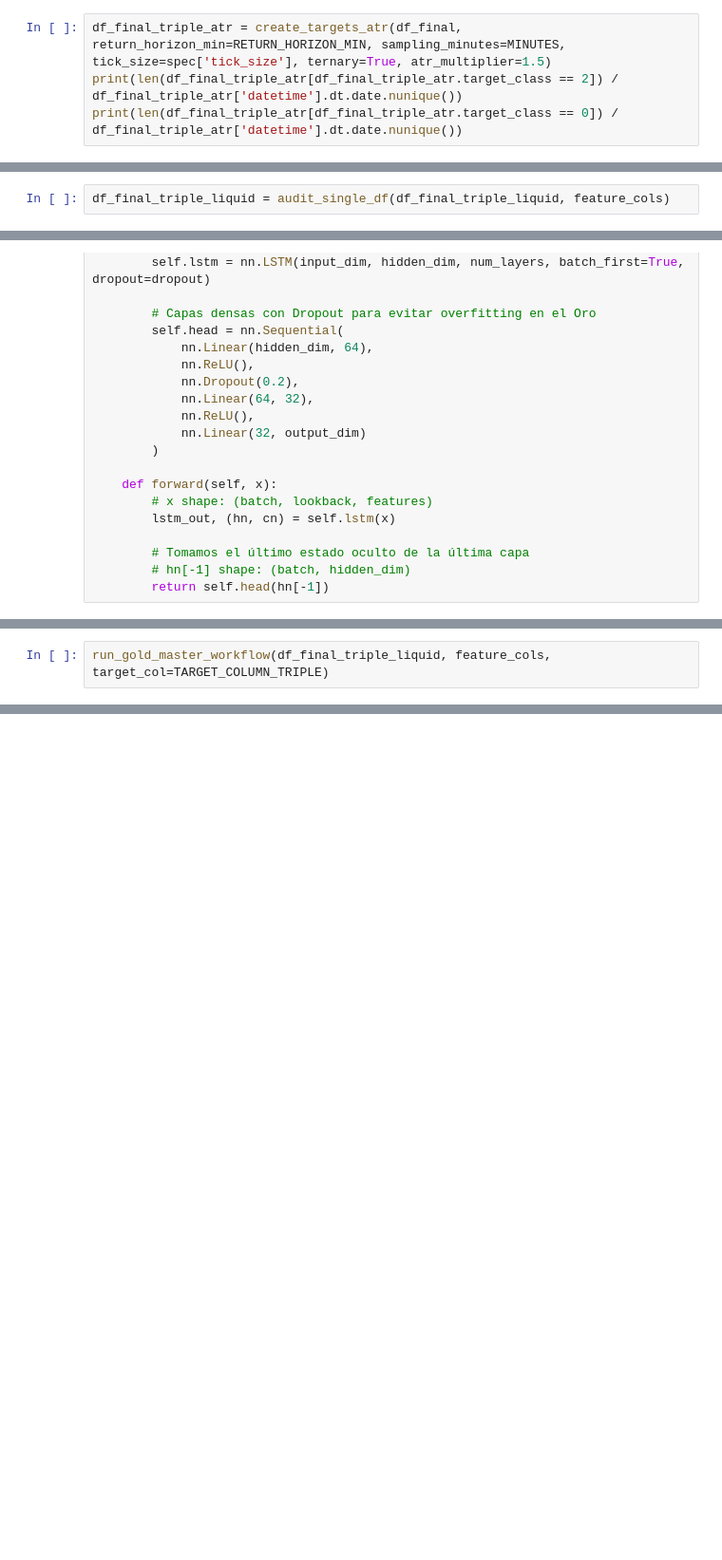
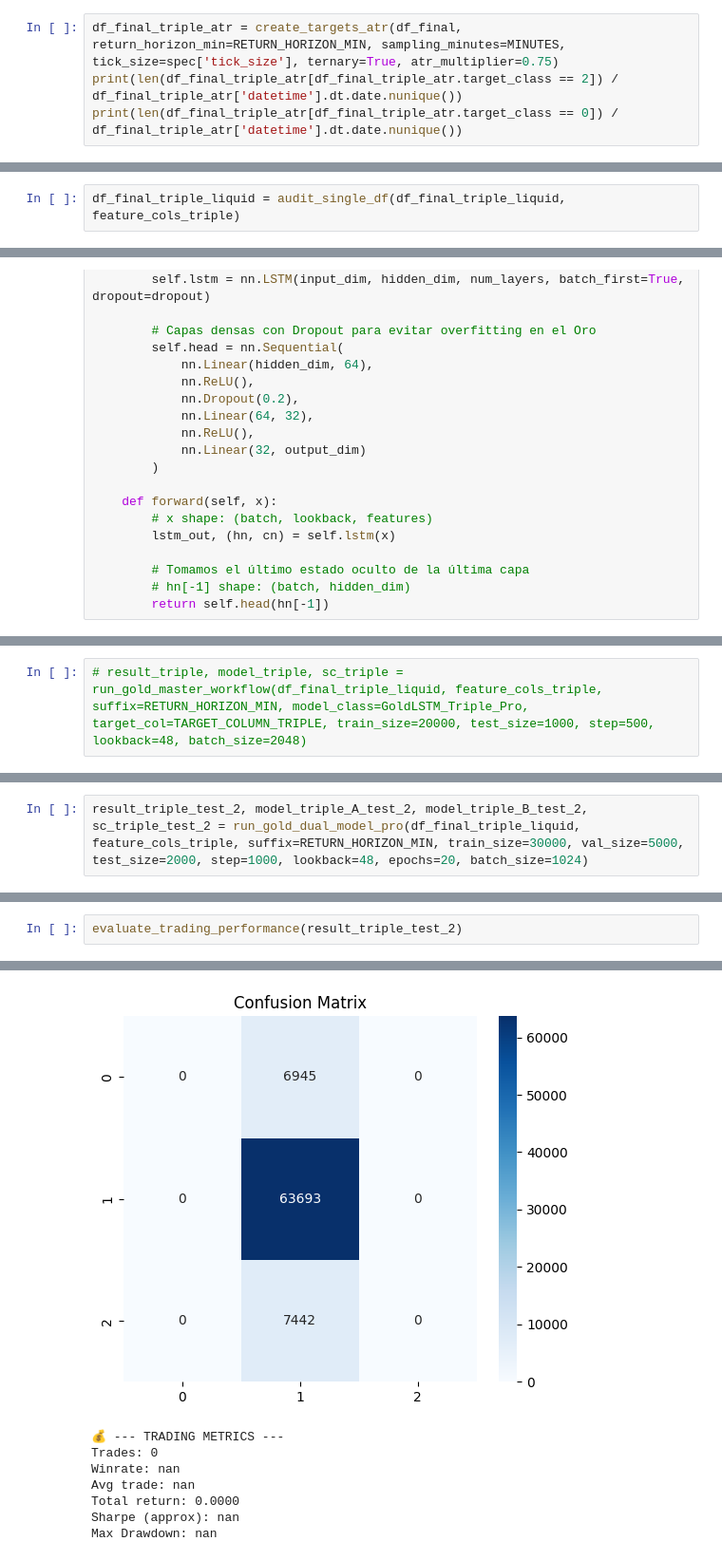
Before and after one commit to LijunZhou000/ML-Algorithmic-Trading, a Jupyter notebook: TradingBots/Models/gc1.ipynb, the cells around one changed output, grey strips where cells are left out. Shown at 95% size. Cells and saved outputs as stored; diff of their text form; blank space fills up the shorter version.

Commit message:
Prueba con doble modelo

```diff
--- a/TradingBots/Models/gc1.ipynb
+++ b/TradingBots/Models/gc1.ipynb
@@ -53,7 +83,7 @@ print(df_final_bin_atr.target_bin.sum() / df_final_bin_atr['datetime'].dt.date.n
 # %% [output]
 1.0133663366336634
 # %%
-df_final_triple_atr = create_targets_atr(df_final, return_horizon_min=RETURN_HORIZON_MIN, sampling_minutes=MINUTES, tick_size=spec['tick_size'], ternary=True, atr_multiplier=1.5)
+df_final_triple_atr = create_targets_atr(df_final, return_horizon_min=RETURN_HORIZON_MIN, sampling_minutes=MINUTES, tick_size=spec['tick_size'], ternary=True, atr_multiplier=0.75)
 print(len(df_final_triple_atr[df_final_triple_atr.target_class == 2]) / df_final_triple_atr['datetime'].dt.date.nunique())
 print(len(df_final_triple_atr[df_final_triple_atr.target_class == 0]) / df_final_triple_atr['datetime'].dt.date.nunique())
 # %% [output]
@@ -70,5 +99,5 @@ print(len(df_final_triple_liquid[df_final_triple_liquid.target_class == 0]) / df
 # %%
-df_final_triple_liquid = audit_single_df(df_final_triple_liquid, feature_cols)
+df_final_triple_liquid = audit_single_df(df_final_triple_liquid, feature_cols_triple)
 # %% [output]
 💎 Sin NaNs en features
 # %%
@@ -256,2 +130,2 @@ def run_gold_master_workflow(df, feature_cols, target_col='target_class',
 # %%
-run_gold_master_workflow(df_final_triple_liquid, feature_cols, target_col=TARGET_COLUMN_TRIPLE)
+# result_triple, model_triple, sc_triple = run_gold_master_workflow(df_final_triple_liquid, feature_cols_triple, suffix=RETURN_HORIZON_MIN, model_class=GoldLSTM_Triple_Pro, target_col=TARGET_COLUMN_TRIPLE, train_size=20000, test_size=1000, step=500, lookback=48, batch_size=2048)
@@ -259,0 +377,2 @@ KeyError: 'target_ret_120m'
+# %%
+result_triple_test_2, model_triple_A_test_2, model_triple_B_test_2, sc_triple_test_2 = run_gold_dual_model_pro(df_final_triple_liquid, feature_cols_triple, suffix=RETURN_HORIZON_MIN, train_size=30000, val_size=5000, test_size=2000, step=1000, lookback=48, epochs=20, batch_size=1024)
@@ -259,0 +681,3 @@ KeyError: 'target_ret_120m'
+# %%
+evaluate_trading_performance(result_triple_test_2)
+# %% [output]
@@ -259,0 +694,8 @@ KeyError: 'target_ret_120m'
+[figure, added]
+💰 --- TRADING METRICS ---
+Trades: 0
+Winrate: nan
+Avg trade: nan
+Total return: 0.0000
+Sharpe (approx): nan
+Max Drawdown: nan
```
Also changed, not shown: parts of 13 cells of this notebook, 3 other files.
